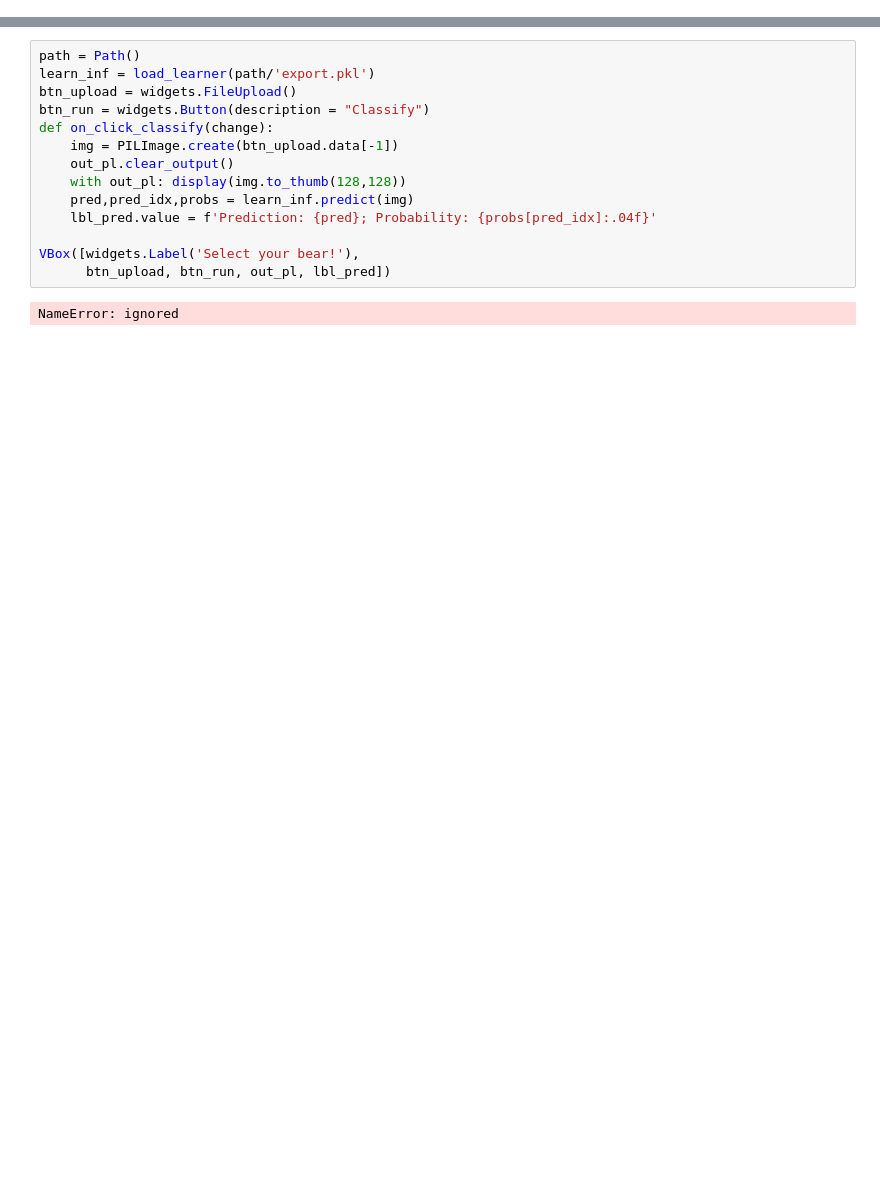
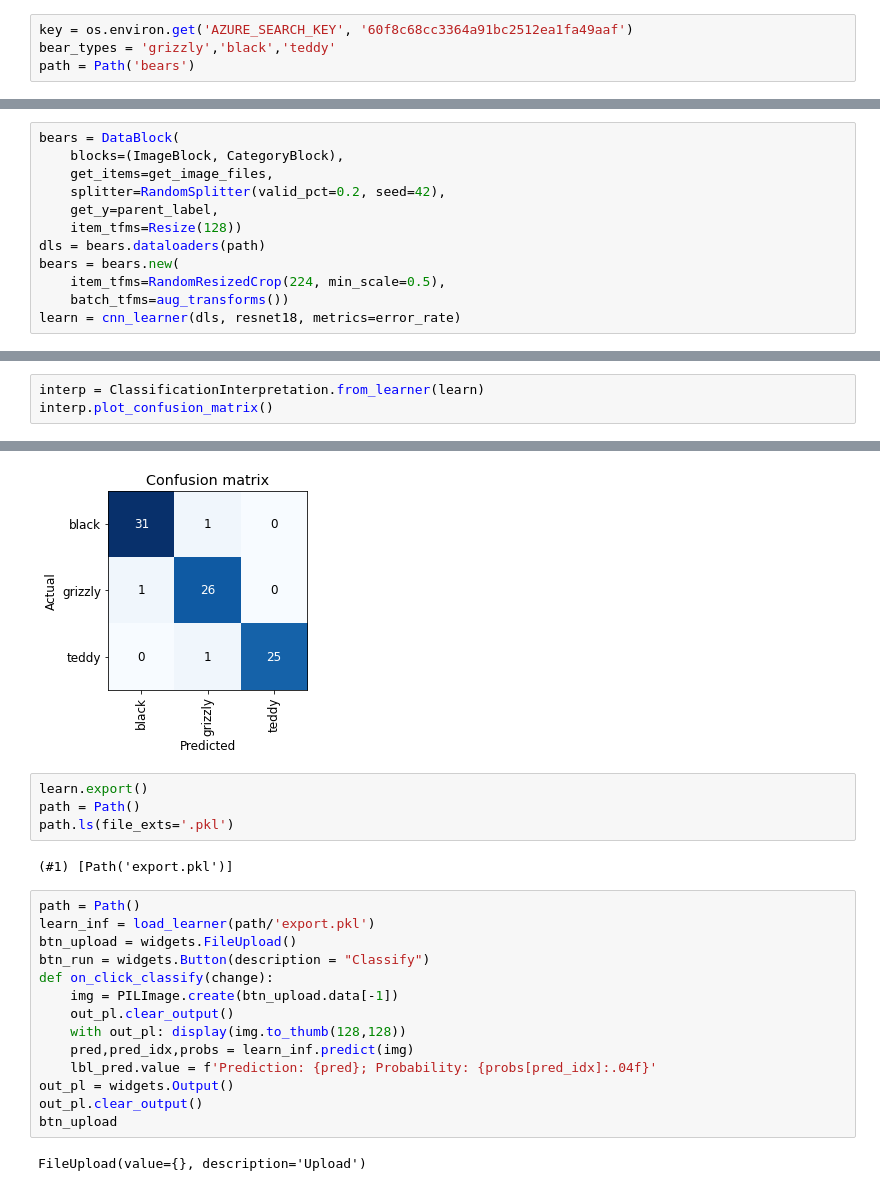
Before and after one commit to qiumic000/fastai, a Jupyter notebook: bearwidget.ipynb, the cells around one changed output, grey strips where cells are left out. Cells and saved outputs as stored; diff of their text form; blank space fills up the shorter version.

```diff
--- a/bearwidget.ipynb
+++ b/bearwidget.ipynb
@@ -10,0 +11,4 @@ ModuleNotFoundError: ignored
+# %%
+key = os.environ.get('AZURE_SEARCH_KEY', '60f8c68cc3364a91bc2512ea1fa49aaf')
+bear_types = 'grizzly','black','teddy'
+path = Path('bears')
@@ -10,0 +27,12 @@ ModuleNotFoundError: ignored
+# %%
+bears = DataBlock(
+    blocks=(ImageBlock, CategoryBlock),
+    get_items=get_image_files,
+    splitter=RandomSplitter(valid_pct=0.2, seed=42),
+    get_y=parent_label,
+    item_tfms=Resize(128))
+dls = bears.dataloaders(path)
+bears = bears.new(
+    item_tfms=RandomResizedCrop(224, min_scale=0.5),
+    batch_tfms=aug_transforms())
+learn = cnn_learner(dls, resnet18, metrics=error_rate)
@@ -10,0 +51,4 @@ ModuleNotFoundError: ignored
+# %%
+interp = ClassificationInterpretation.from_learner(learn)
+interp.plot_confusion_matrix()
+# %% [output]
@@ -11,3 +56,10 @@ ModuleNotFoundError: ignored
+[figure, added]
+# %%
+learn.export()
+path = Path()
+path.ls(file_exts='.pkl')
+# %% [output]
+(#1) [Path('export.pkl')]
 # %%
 path = Path()
 learn_inf = load_learner(path/'export.pkl')
@@ -19,8 +71,8 @@ def on_click_classify(change):
     with out_pl: display(img.to_thumb(128,128))
     pred,pred_idx,probs = learn_inf.predict(img)
     lbl_pred.value = f'Prediction: {pred}; Probability: {probs[pred_idx]:.04f}'
-
-VBox([widgets.Label('Select your bear!'),
-      btn_upload, btn_run, out_pl, lbl_pred])
+out_pl = widgets.Output()
+out_pl.clear_output()
+btn_upload
 # %% [output]
-NameError: ignored
+FileUpload(value={}, description='Upload')
```
Also changed, not shown: parts of 10 cells of this notebook.
